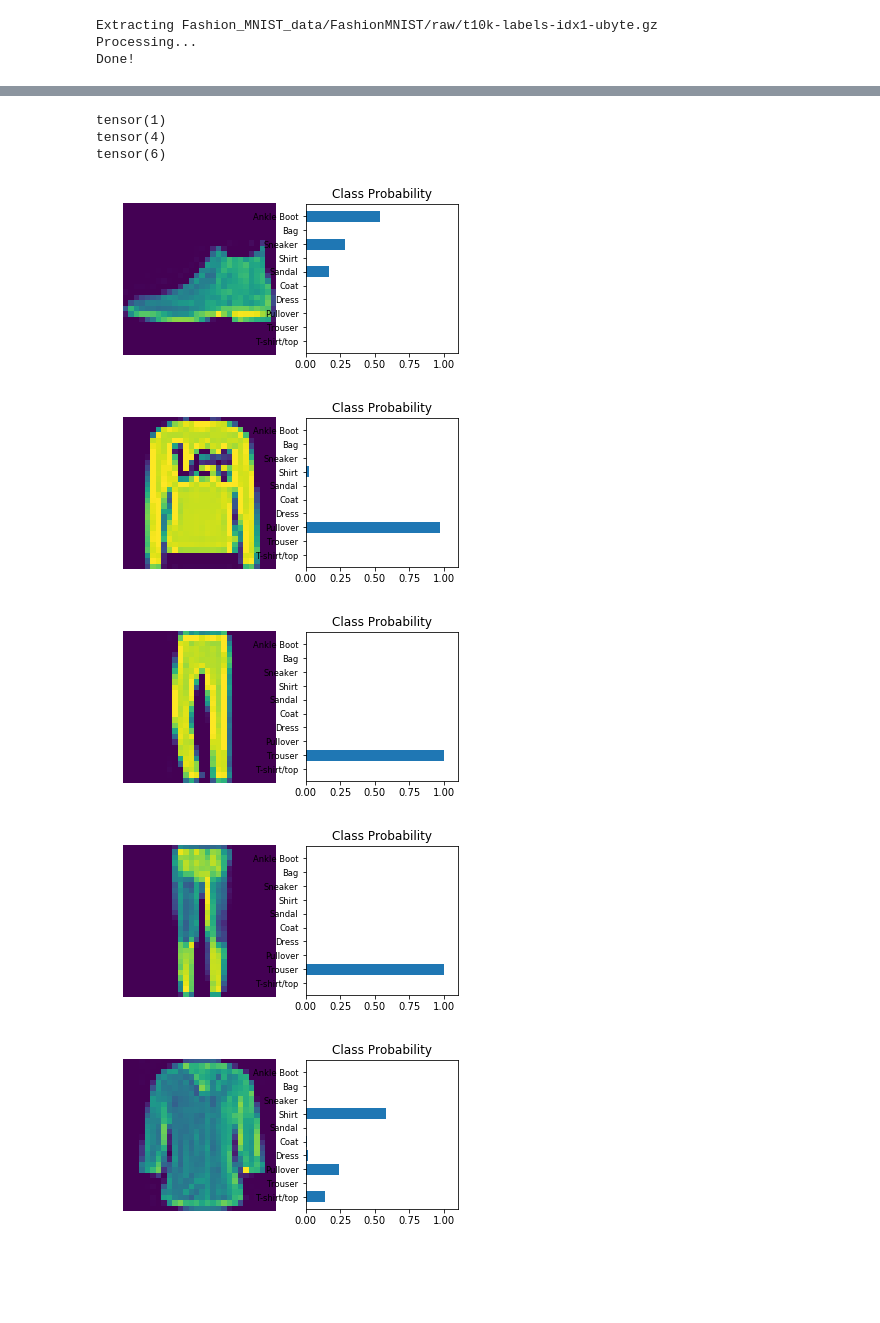
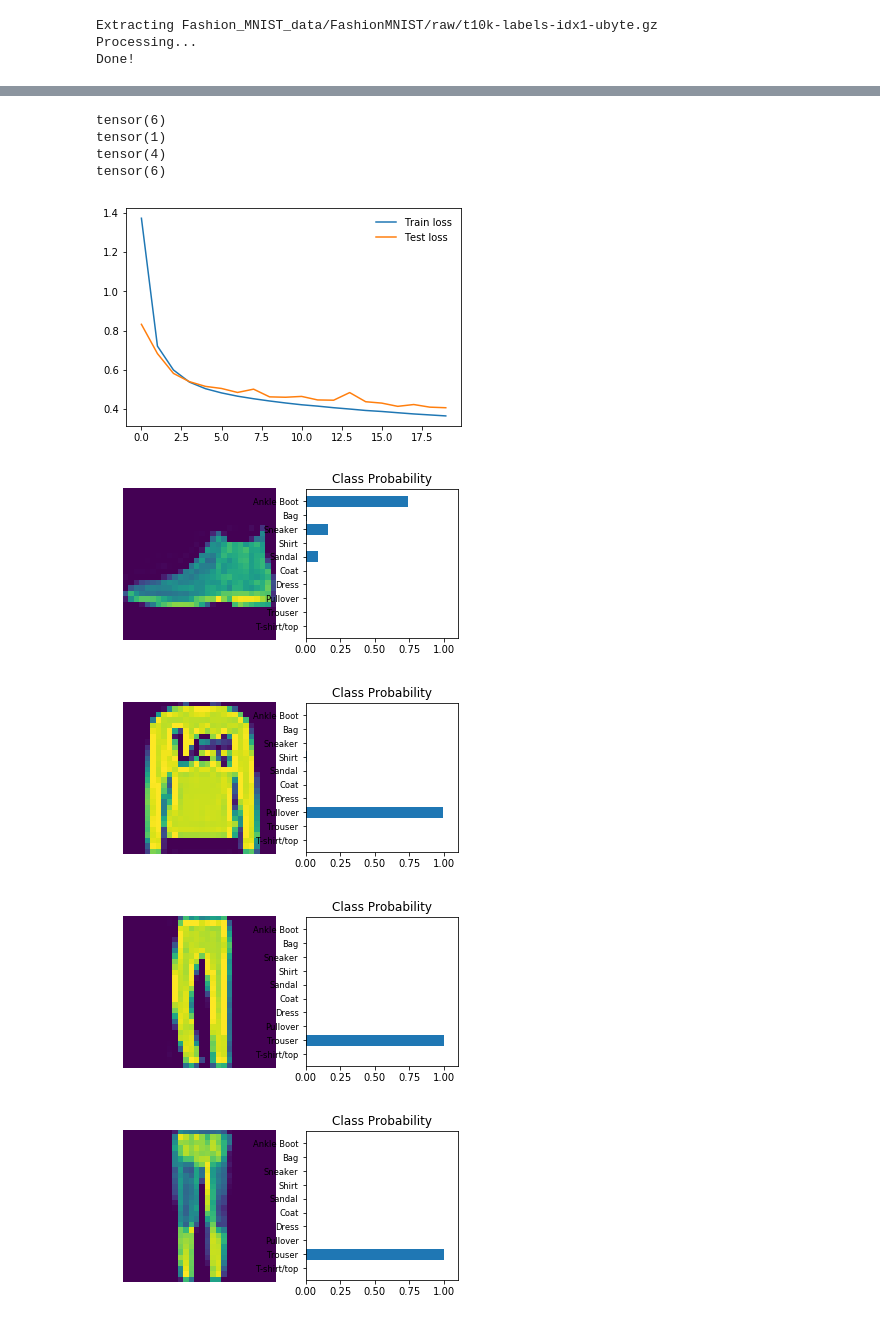
Before and after one commit to IBBD/IBBD.github.io, a Jupyter notebook: pytorch/pytorch-fashion-mnist.ipynb, the cells around one changed output, grey strips where cells are left out. Saved outputs shown, nothing was run; the diff lists cells and outputs as text; code cells hidden in the pictures; blank space fills up the shorter version.

```diff
--- a/pytorch/pytorch-fashion-mnist.ipynb
+++ b/pytorch/pytorch-fashion-mnist.ipynb
@@ -70,41 +101,16 @@ class Network:
 
         ps = F.softmax(logits)
         return ps
-# %%
-import matplotlib.pyplot as plt
-import numpy as np
-
-def view_classify(img, ps, version="MNIST"):
-    ''' Function for viewing an image and it's predicted classes.
-    '''
-    ps = ps.data.numpy().squeeze()
-
-    fig, (ax1, ax2) = plt.subplots(figsize=(6,9), ncols=2)
-    ax1.imshow(img.resize_(1, 28, 28).numpy().squeeze())
-    ax1.axis('off')
-    ax2.barh(np.arange(10), ps)
-    ax2.set_aspect(0.1)
-    ax2.set_yticks(np.arange(10))
-    if version == "MNIST":
-        ax2.set_yticklabels(np.arange(10))
-    elif version == "Fashion":
-        ax2.set_yticklabels(['T-shirt/top',
-                            'Trouser',
-                            'Pullover',
-                            'Dress',
-                            'Coat',
-                            'Sandal',
-                            'Shirt',
-                            'Sneaker',
-                            'Bag',
-                            'Ankle Boot'], size='small');
-    ax2.set_title('Class Probability')
-    ax2.set_xlim(0, 1.1)
-
-plt.tight_layout()
 # %%
+%matplotlib inline
+import matplotlib.pyplot as plt
+
 model = Network()
-%time model.train(trainloader, epochs=8)
+losses = model.train(trainloader, testloader, epochs=20)
+plt.plot(losses['train'], label="Train loss")
+plt.plot(losses['test'], label="Test loss")
+plt.legend(frameon=False)
+
 images, labels = next(iter(testloader))
 for i in range(8):
     ps = model.predict(images[i])
@@ -130,8 +137,9 @@ tensor(6)
+tensor(6)
 tensor(1)
 tensor(4)
 tensor(6)
-[figure, old version]
+[figure, new version]
-[figure, old version]
+[figure, new version]
-[figure, old version]
+[figure, new version]
-[figure, old version]
+[figure, new version]
-[figure, old version]
+[figure, new version]
```
Also changed, not shown: parts of 3 cells of this notebook.
